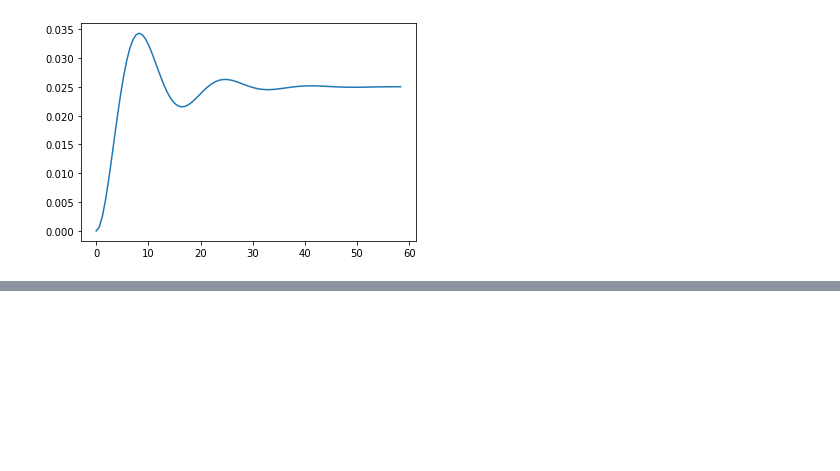
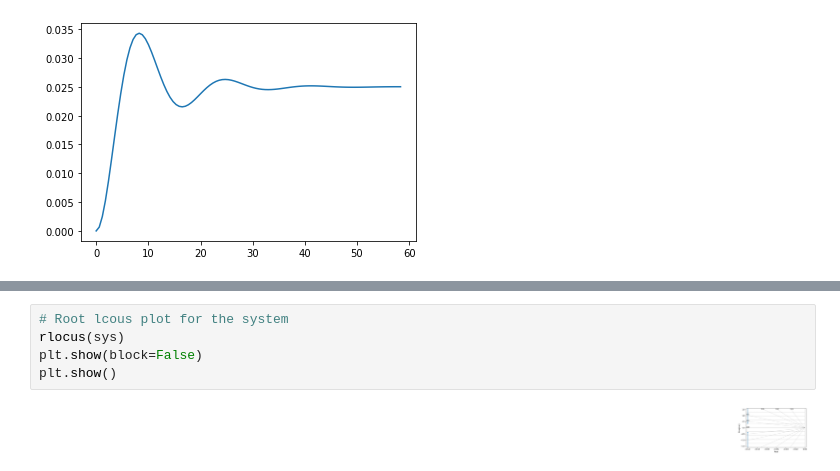
Before and after one commit to HSJNYCU/Learning, a Jupyter notebook: Python_Control_Library_01.ipynb, the cells around one changed output, grey strips where cells are left out. Drawn from its saved outputs; the diff is of its cells as text; blank space fills up the shorter version.

```diff
--- a/Python_Control_Library_01.ipynb
+++ b/Python_Control_Library_01.ipynb
@@ -44,0 +66,7 @@ AttributeError: 'Line2D' object has no property 'plot'
+# %%
+# Root lcous plot for the system
+rlocus(sys)
+plt.show(block=False)
+plt.show()
+# %% [output]
+[figure, added]
```
Also changed, not shown: parts of 7 cells of this notebook, 1 other file.
